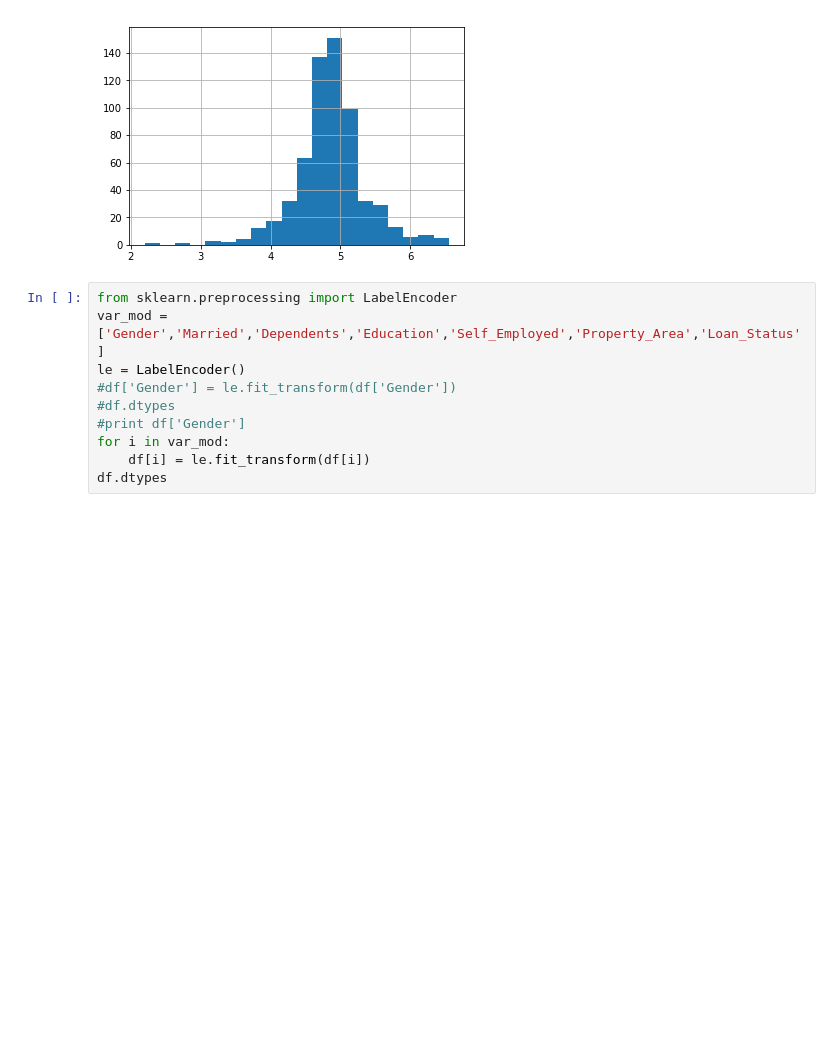
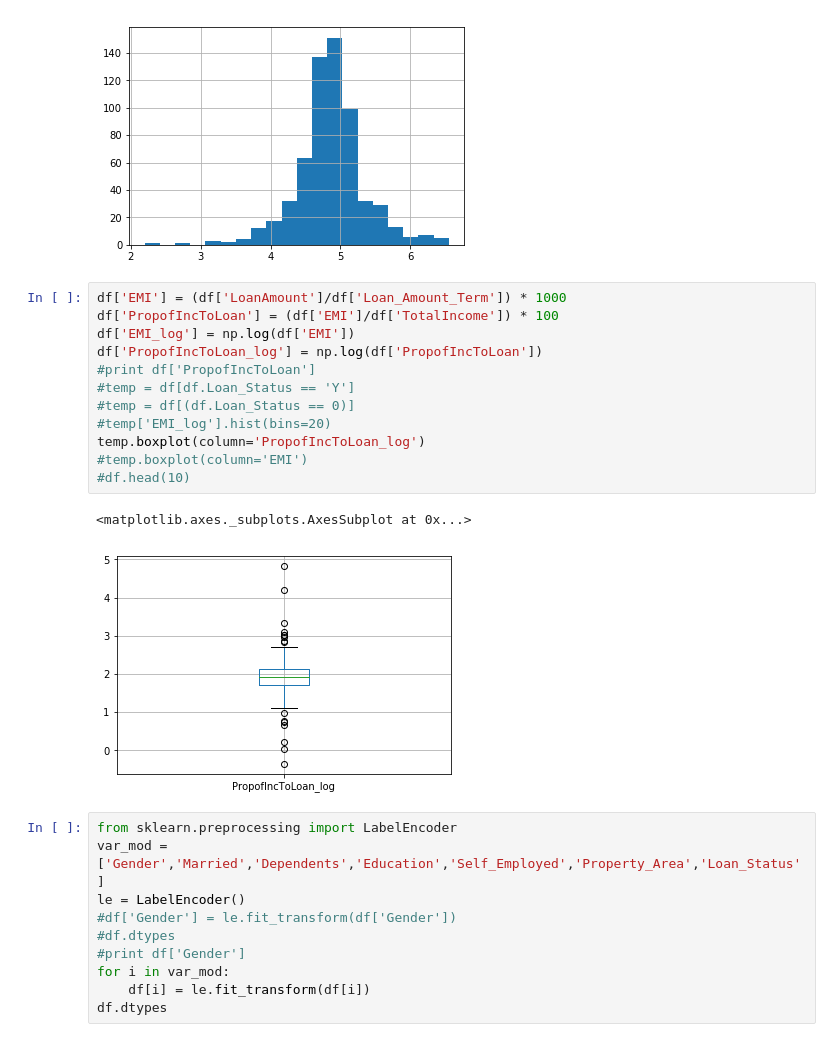
Before and after one commit to gunjank3/dataScience, a Jupyter notebook: Untitled.ipynb, the cells around one changed output. Saved outputs shown, nothing was run; the diff lists cells and outputs as text; blank space fills up the shorter version.

```diff
--- a/Untitled.ipynb
+++ b/Untitled.ipynb
@@ -183,6 +190,21 @@ df['LoanAmount_log'].hist(bins=20)
 # %% [output]
 <matplotlib.axes._subplots.AxesSubplot at 0x...>
 [figure]
+# %%
+df['EMI'] = (df['LoanAmount']/df['Loan_Amount_Term']) * 1000
+df['PropofIncToLoan'] = (df['EMI']/df['TotalIncome']) * 100
+df['EMI_log'] = np.log(df['EMI'])
+df['PropofIncToLoan_log'] = np.log(df['PropofIncToLoan'])
+#print df['PropofIncToLoan']
+#temp = df[df.Loan_Status == 'Y']
+#temp = df[(df.Loan_Status == 0)]
+#temp['EMI_log'].hist(bins=20)
+temp.boxplot(column='PropofIncToLoan_log')
+#temp.boxplot(column='EMI')
+#df.head(10)
+# %% [output]
+<matplotlib.axes._subplots.AxesSubplot at 0x...>
+[figure, added]
 # %%
 from sklearn.preprocessing import LabelEncoder
 var_mod = ['Gender','Married','Dependents','Education','Self_Employed','Property_Area','Loan_Status']
```
Also changed, not shown: parts of 5 cells of this notebook, 3 other files.
